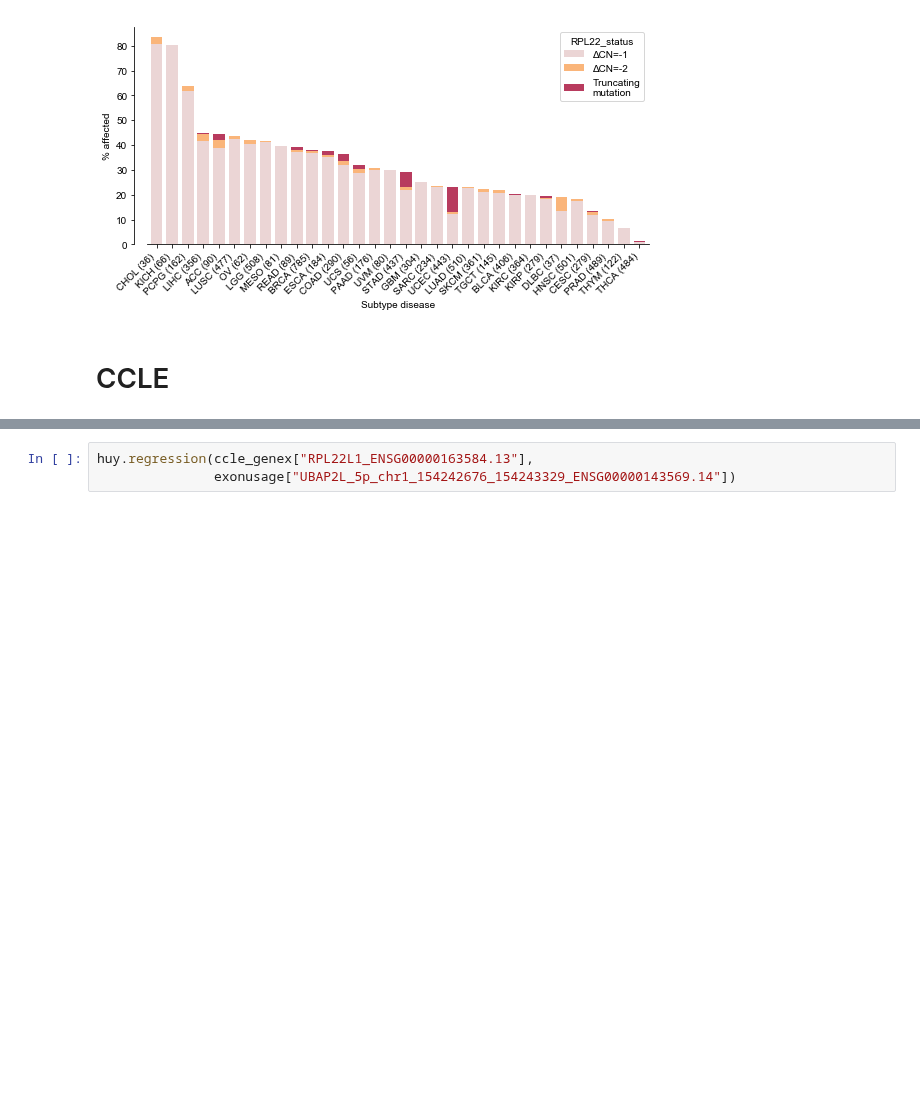
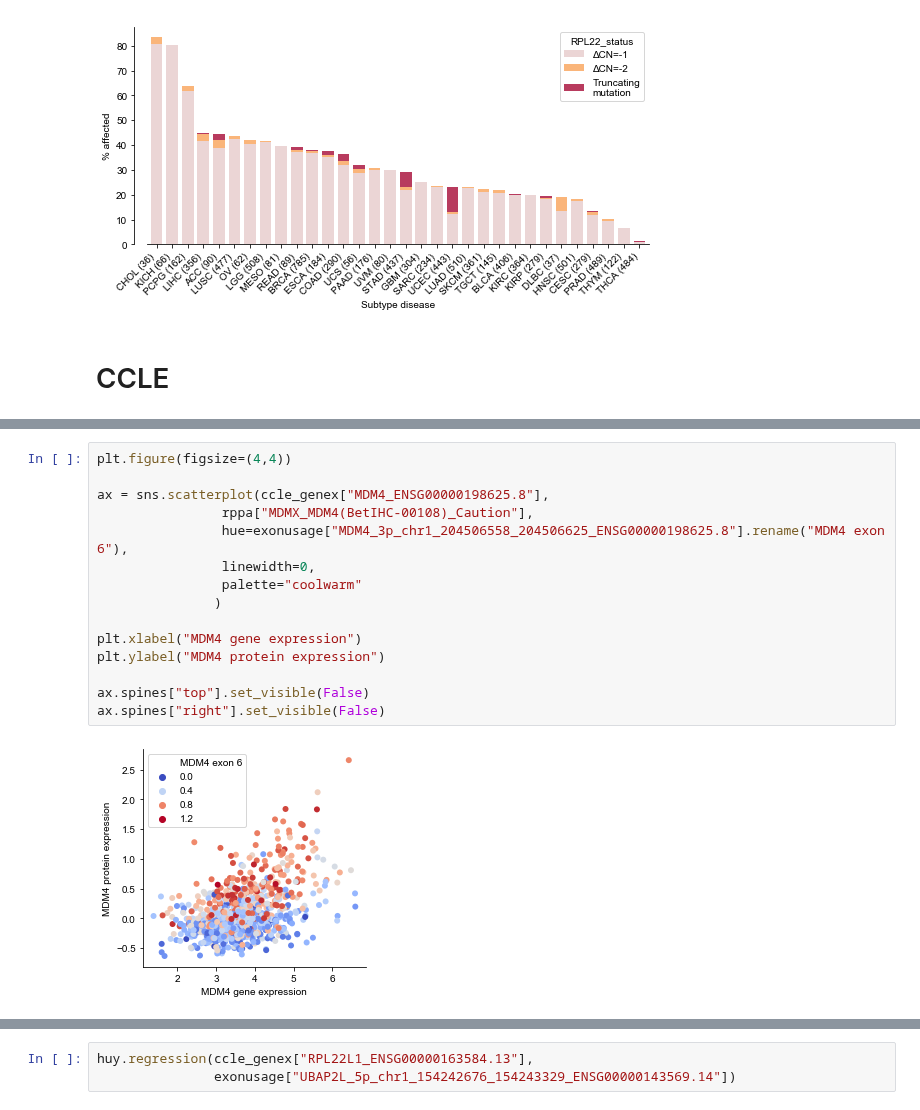
Before and after one commit to kevinhu/mdm4-splicing, a Jupyter notebook: notebooks/fig1_CCLE-TCGA-correlates.ipynb, the cells around one changed output, grey strips where cells are left out. Cells and saved outputs as stored; diff of their text form; blank space fills up the shorter version.

Commit message:
MDM4 protein comparisons

```diff
--- a/notebooks/fig1_CCLE-TCGA-correlates.ipynb
+++ b/notebooks/fig1_CCLE-TCGA-correlates.ipynb
@@ -473,0 +484,17 @@ exonusage = pd.read_hdf(
+# %%
+plt.figure(figsize=(4,4))
+
+ax = sns.scatterplot(ccle_genex["MDM4_ENSG00000198625.8"],
+                rppa["MDMX_MDM4(BetIHC-00108)_Caution"],
+                hue=exonusage["MDM4_3p_chr1_204506558_204506625_ENSG00000198625.8"].rename("MDM4 exon 6"),
+                linewidth=0,
+                palette="coolwarm"
+               )
+
+plt.xlabel("MDM4 gene expression")
+plt.ylabel("MDM4 protein expression")
+
+ax.spines["top"].set_visible(False)
+ax.spines["right"].set_visible(False)
+# %% [output]
+[figure, added]
```
Also changed, not shown: parts of 3 cells of this notebook, 1 other file.
